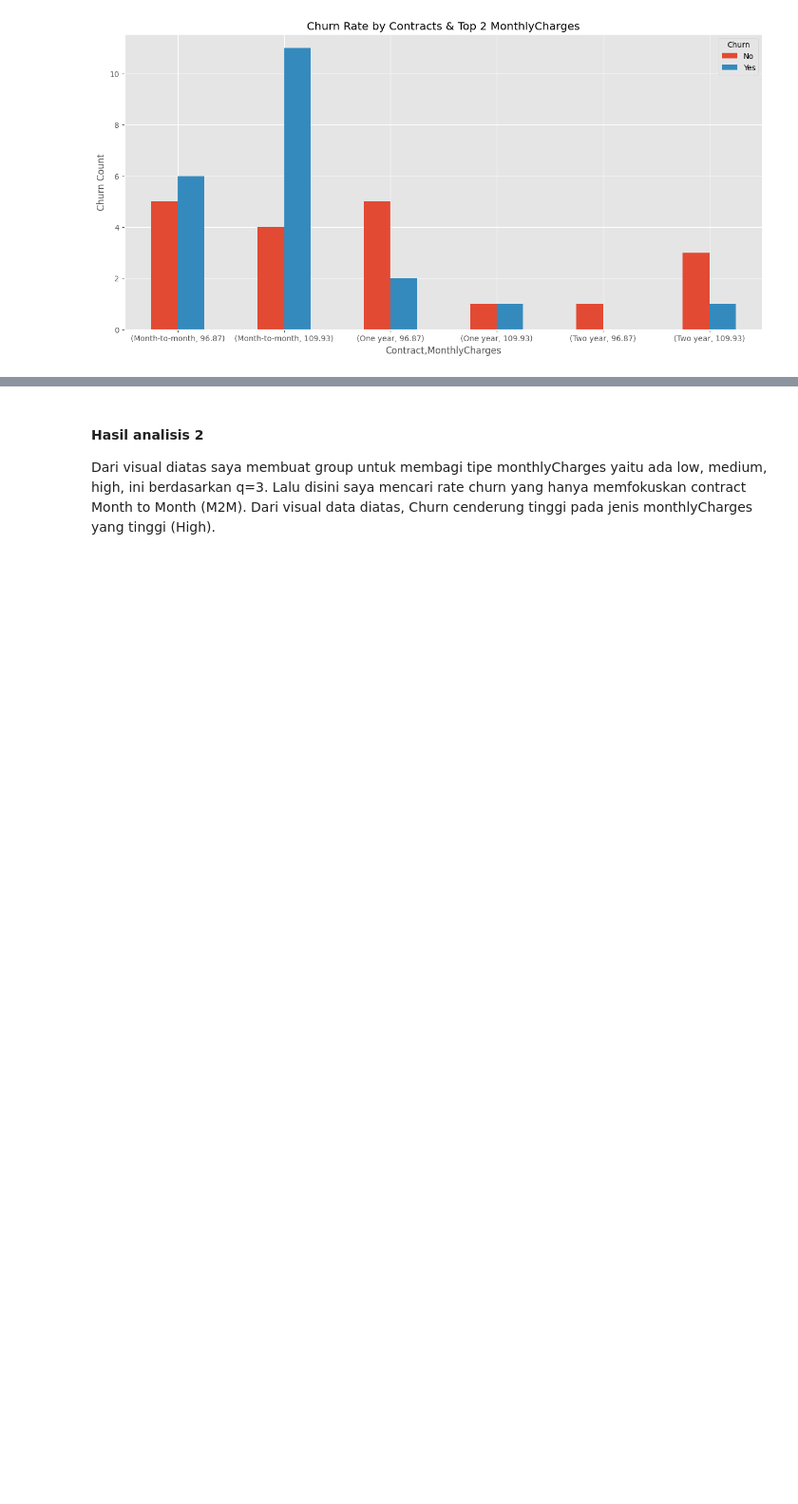
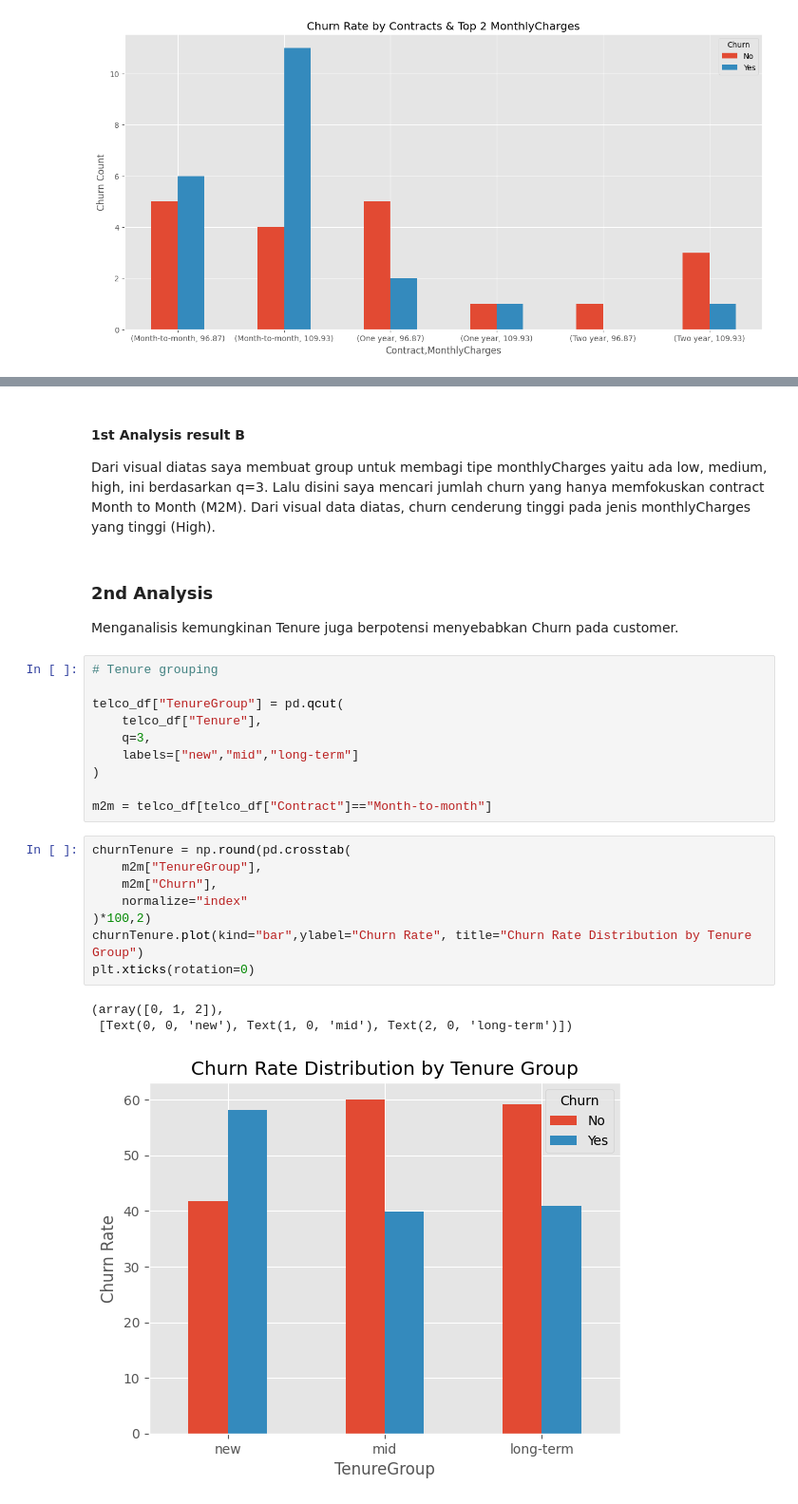
Before and after one commit to DiandraRifqiM/Telco-Churn-Risk-Analytics, a Jupyter notebook: notebooks/eda.ipynb, the cells around one changed output, grey strips where cells are left out. Shown at 95% size. Cells and saved outputs as stored; diff of their text form; blank space fills up the shorter version.

Commit message:
2nd Analysis + reuslt A & B

```diff
--- a/notebooks/eda.ipynb
+++ b/notebooks/eda.ipynb
@@ -173,4 +179,30 @@ churnContractMonthly4
 # %% [markdown]
-#### Hasil analisis 2
+#### 1st Analysis result B
 
-Dari visual diatas saya membuat group untuk membagi tipe monthlyCharges yaitu ada low, medium, high, ini berdasarkan q=3. Lalu disini saya mencari rate churn yang hanya memfokuskan contract Month to Month (M2M). Dari visual data diatas, Churn cenderung tinggi pada jenis monthlyCharges yang tinggi (High).
+Dari visual diatas saya membuat group untuk membagi tipe monthlyCharges yaitu ada low, medium, high, ini berdasarkan q=3. Lalu disini saya mencari jumlah churn yang hanya memfokuskan contract Month to Month (M2M). Dari visual data diatas, churn cenderung tinggi pada jenis monthlyCharges yang tinggi (High).
+# %% [markdown]
+### 2nd Analysis
+
+Menganalisis kemungkinan Tenure juga berpotensi menyebabkan Churn pada customer.
+# %%
+# Tenure grouping
+
+telco_df["TenureGroup"] = pd.qcut(
+    telco_df["Tenure"],
+    q=3,
+    labels=["new","mid","long-term"]
+)
+
+m2m = telco_df[telco_df["Contract"]=="Month-to-month"]
+# %%
+churnTenure = np.round(pd.crosstab(
+    m2m["TenureGroup"],
+    m2m["Churn"],
+    normalize="index"
+)*100,2)
+churnTenure.plot(kind="bar",ylabel="Churn Rate", title="Churn Rate Distribution by Tenure Group")
+plt.xticks(rotation=0)
+# %% [output]
+(array([0, 1, 2]),
+ [Text(0, 0, 'new'), Text(1, 0, 'mid'), Text(2, 0, 'long-term')])
+[figure, added]
```
Also changed, not shown: parts of 7 cells of this notebook.
